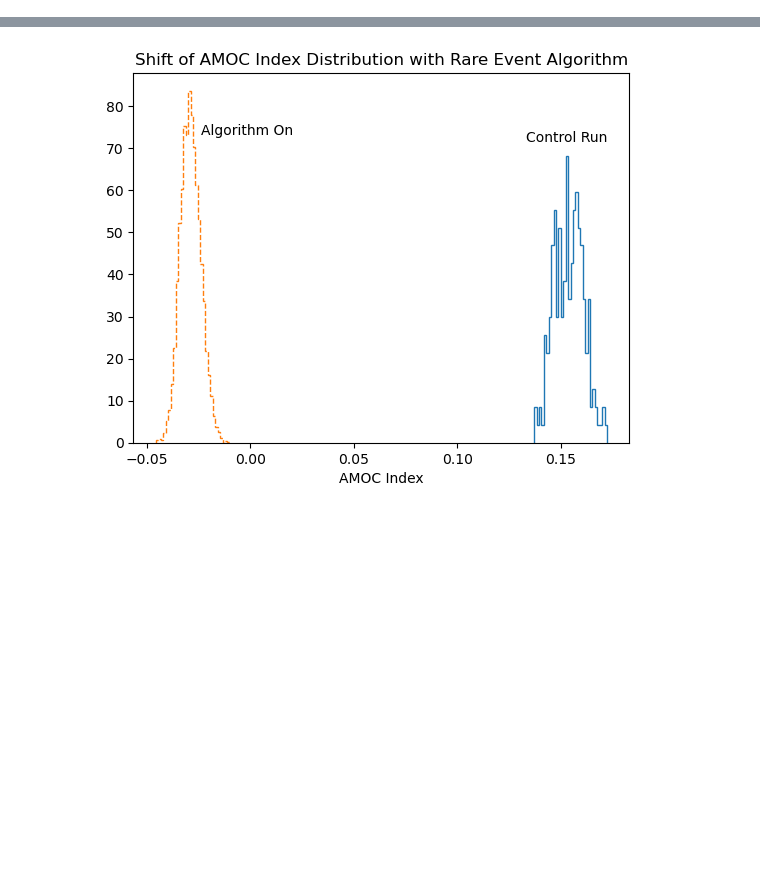
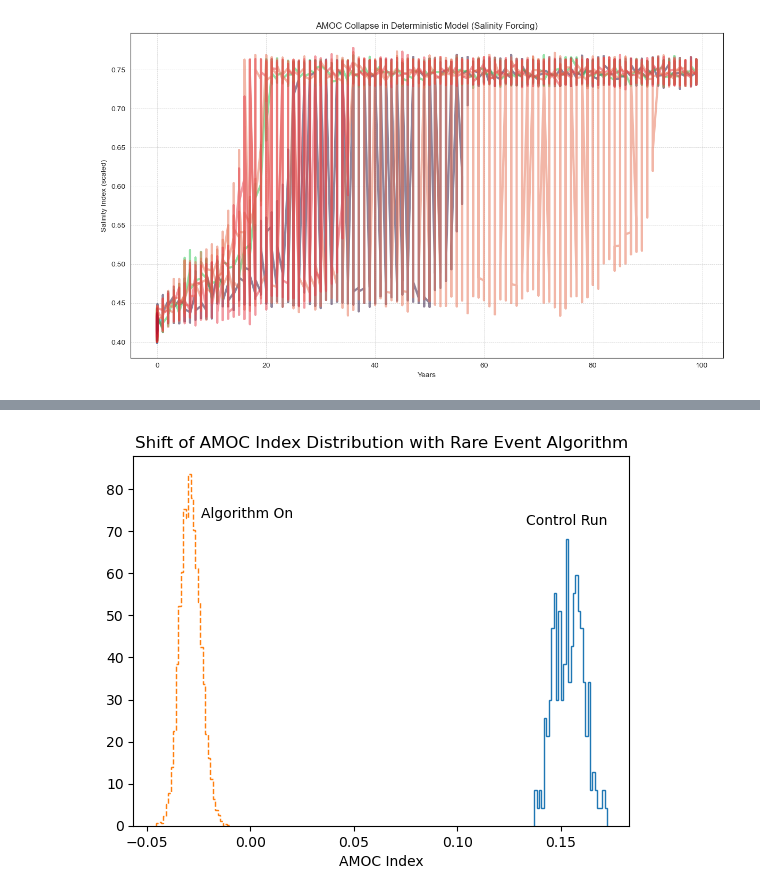
Before and after one commit to amethystaurora-robo/Rare_event_algorithms, a Jupyter notebook: code/Just_plots.ipynb, the cells around one changed output, grey strips where cells are left out. Drawn from its saved outputs; the diff is of its cells as text; code cells hidden in the pictures; blank space fills up the shorter version.

```diff
--- a/code/Just_plots.ipynb
+++ b/code/Just_plots.ipynb
@@ -10,0 +84,20 @@ from matplotlib import cm
+# %%
+#import all salts and amocs, concat
+folder_path = 'experiments/degeneracy/amocs/yearly'
+amoc_files = glob.glob(os.path.join(folder_path, '*.csv'))
+amoc_list=[]
+for file in amoc_files:
+     #load files
+    amocs = pd.read_csv(file)
+    amoc_list.append(amocs)
+
+folder_salt = 'experiments/degeneracy/salts/yearly'
+salt_files = glob.glob(os.path.join(folder_salt, '*.csv'))
+salt_list=[]
+for file in salt_files:
+     #load files
+    salts = pd.read_csv(file)
+    salt_list.append(salts)
+# %%
+amoc_df = pd.concat(amoc_list, ignore_index=True)
+salt_df = pd.concat(salt_list, ignore_index=True)
@@ -10,0 +114,53 @@ from matplotlib import cm
+# %%
+fig, ax = plt.subplots(figsize=(12, 7))
+
+palette = [
+    "#240B36",  # deep purple
+    "#5E239D",  # violet
+    "#3A86FF",  # bright blue
+    "#00B4D8",  # cyan
+    "#00A896",  # teal
+    "#2DC653",  # bright green
+    "#A7C957",  # yellow-green
+    "#FFD166",  # gold
+    "#FF9F1C",  # orange
+    "#FF6D00",  # vivid orange
+    "#E76F51",  # coral-red
+    "#E63946",  # red
+    "#B5172E",  # deep red
+]
+
+cmap = ListedColormap(palette)
+
+# Use a categorical colormap: one distinct color per original ancestor
+ancestors = salt_df["Agg Label"].unique()
+
+colors = cmap(np.linspace(0, 1, len(ancestors)))
+
+
+for color, (ancestor, group) in zip(colors, salt_df.groupby("Agg Label")):
+    group = group.sort_values("Run name")
+
+    ax.plot(
+        group["Run name"],
+        group["Corresponding S Value"],
+        color=color,
+        markersize=3.5,
+        markeredgecolor="white",
+        linewidth=3,
+        alpha=0.5,
+        label=f"Ancestor {ancestor}",
+        zorder=2,
+    )
+ax.set_ylabel("Salinity Index (scaled)")
+ax.set_xlabel("Years")
+ax.set_title("AMOC Collapse in Deterministic Model (Salinity Forcing)")
+
+plt.grid(color='gray', linestyle='--', linewidth=0.5, alpha=0.4)
+
+
+fig.tight_layout()
+#plt.show()
+plt.savefig("ancestors_fixed_salinity.png")
+# %% [output]
+[figure, added]
```
Also changed, not shown: parts of 21 cells of this notebook, 1 other file.
